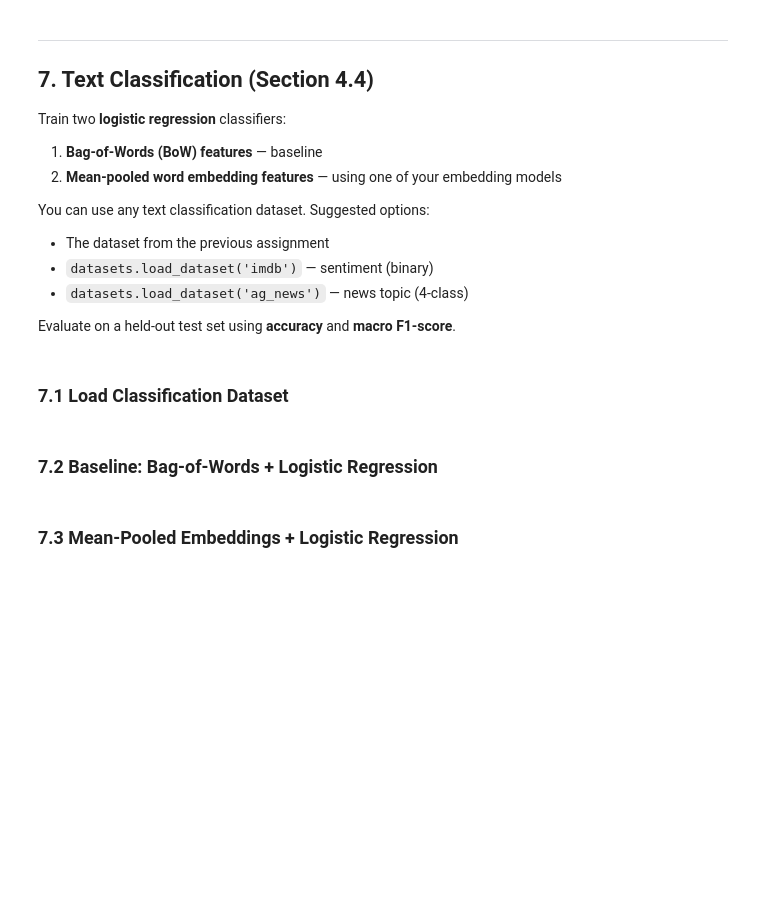
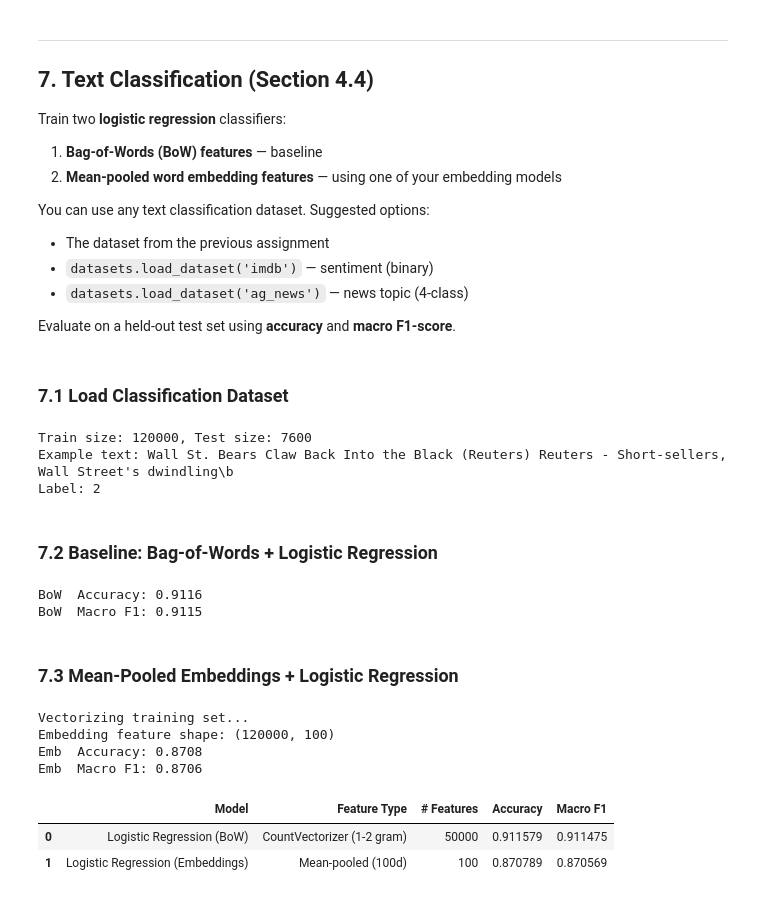
Before and after one commit to Grace309/4NL3-Assignment3, a Jupyter notebook: Assignment3_student.ipynb, the cells around one changed output. Drawn from its saved outputs; the diff is of its cells as text; code cells hidden in the pictures; blank space fills up the shorter version.

```diff
--- a/Assignment3_student.ipynb
+++ b/Assignment3_student.ipynb
@@ -410,40 +570,48 @@ Evaluate on a held-out test set using **accuracy** and **macro F1-score**.
 # It should have 'train' and 'test' splits.
 # Each example should have a text field and a label field.
 
-cls_dataset = None  # TODO
+cls_dataset = load_dataset("ag_news")  # TODO
 
 # Extract texts and labels
-train_texts  = []   # TODO: list of strings
-train_labels = []   # TODO: list of ints/strings
-test_texts   = []   # TODO
-test_labels  = []   # TODO
+train_texts  = cls_dataset["train"]["text"]   # TODO: list of strings
+train_labels = cls_dataset["train"]["label"]   # TODO: list of ints/strings
+test_texts   = cls_dataset["test"]["text"]   # TODO
+test_labels  = cls_dataset["test"]["label"]   # TODO
 
 print(f'Train size: {len(train_texts)}, Test size: {len(test_texts)}')
 print(f'Example text: {train_texts[0][:100]}')
 print(f'Label: {train_labels[0]}')
+# %% [output]
+Train size: 120000, Test size: 7600
+Example text: Wall St. Bears Claw Back Into the Black (Reuters) Reuters - Short-sellers, Wall Street's dwindling\b
+Label: 2
 # %% [markdown]
 ### 7.2 Baseline: Bag-of-Words + Logistic Regression
 # %%
 # --- Bag-of-Words Model ---
 
 # YOUR CODE HERE: vectorize texts using CountVectorizer
-bow_vectorizer = None  # TODO
+bow_vectorizer = CountVectorizer(max_features=50000, ngram_range=(1, 2), min_df=2)  # TODO
 
 # YOUR CODE HERE: fit on train, transform both train and test
-X_train_bow = None  # TODO
-X_test_bow  = None  # TODO
+X_train_bow = bow_vectorizer.fit_transform(train_texts)  # TODO
+X_test_bow  = bow_vectorizer.transform(test_texts)  # TODO
 
 # YOUR CODE HERE: train a LogisticRegression classifier
-clf_bow = None  # TODO
+clf_bow = LogisticRegression(max_iter=1000, random_state=RANDOM_SEED)  # TODO
+clf_bow.fit(X_train_bow, train_labels)
 
 # YOUR CODE HERE: predict on test set
-y_pred_bow = None  # TODO
+y_pred_bow = clf_bow.predict(X_test_bow)  # TODO
 
 acc_bow = accuracy_score(test_labels, y_pred_bow)
 f1_bow  = f1_score(test_labels, y_pred_bow, average='macro')
 
 print(f'BoW  Accuracy: {acc_bow:.4f}')
 print(f'BoW  Macro F1: {f1_bow:.4f}')
+# %% [output]
+BoW  Accuracy: 0.9116
+BoW  Macro F1: 0.9115
 # %% [markdown]
 ### 7.3 Mean-Pooled Embeddings + Logistic Regression
 # %%
@@ -451,7 +619,7 @@ print(f'BoW  Macro F1: {f1_bow:.4f}')
 
 # Choose which embedding model to use for features (model1.wv, model2.wv, or a pretrained)
 # YOUR CODE HERE: assign your chosen embedding model
-chosen_wv = None  # TODO: e.g. model1.wv
+chosen_wv = model1.wv  # TODO: e.g. model1.wv
 
 def text_to_mean_vector(text, wv):
     """
@@ -464,37 +632,67 @@ def text_to_mean_vector(text, wv):
     Returns: np.ndarray of shape (vector_size,)
     """
     # YOUR CODE HERE
-    raise NotImplementedError
+    # raise NotImplementedError
+    tokens = preprocess_text(text)
+    vecs = [wv[t] for t in tokens if t in wv]
+    if len(vecs) == 0:
+        return np.zeros(wv.vector_size, dtype=np.float32)
+    return np.mean(vecs, axis=0)
 
 
 # Vectorize all train and test texts
 print('Vectorizing training set...')
 # YOUR CODE HERE
-X_train_emb = None  # TODO
-X_test_emb  = None  # TODO
+X_train_emb = X_train_emb = np.vstack([text_to_mean_vector(t, chosen_wv) for t in train_texts])  # TODO
+X_test_emb  = np.vstack([text_to_mean_vector(t, chosen_wv) for t in test_texts])   # TODO
 
 print(f'Embedding feature shape: {X_train_emb.shape}')
 
 # YOUR CODE HERE: train a LogisticRegression classifier
-clf_emb = None  # TODO
+clf_emb = LogisticRegression(max_iter=1000, random_state=RANDOM_SEED)  # TODO
+clf_emb.fit(X_train_emb, train_labels)
 
 # YOUR CODE HERE: predict and evaluate
-y_pred_emb = None  # TODO
+y_pred_emb = clf_emb.predict(X_test_emb)  # TODO
 
 acc_emb = accuracy_score(test_labels, y_pred_emb)
 f1_emb  = f1_score(test_labels, y_pred_emb, average='macro')
 
 print(f'Emb  Accuracy: {acc_emb:.4f}')
 print(f'Emb  Macro F1: {f1_emb:.4f}')
+# %% [output]
+Vectorizing training set...
+Embedding feature shape: (120000, 100)
+Emb  Accuracy: 0.8708
+Emb  Macro F1: 0.8706
 # %%
 # --- Summary Table ---
 # YOUR CODE HERE: create a DataFrame comparing the two models
 # Include: Model, Feature Type, # Features, Accuracy, Macro F1
 
 # YOUR CODE HERE
-summary_df = None  # TODO
+summary_df = pd.DataFrame([
+    {
+        "Model": "Logistic Regression (BoW)",
+        "Feature Type": "CountVectorizer (1-2 gram)",
+        "# Features": X_train_bow.shape[1],
+        "Accuracy": acc_bow,
+        "Macro F1": f1_bow
+    },
+    {
+        "Model": "Logistic Regression (Embeddings)",
+        "Feature Type": f"Mean-pooled ({chosen_wv.vector_size}d)",
+        "# Features": X_train_emb.shape[1],
+        "Accuracy": acc_emb,
+        "Macro F1": f1_emb
+    }
+])  # TODO
 from IPython.display import display
 display(summary_df)
+# %% [output]
+|  | Model | Feature Type | # Features | Accuracy | Macro F1 |
+| 0 | Logistic Regression (BoW) | CountVectorizer (1-2 gram) | 50000 | 0.911579 | 0.911475 |
+| 1 | Logistic Regression (Embeddings) | Mean-pooled (100d) | 100 | 0.870789 | 0.870569 |
 # %% [markdown]
 ### Classification Reflection
 
```
Also changed, not shown: parts of 15 cells of this notebook, 1 other file.
